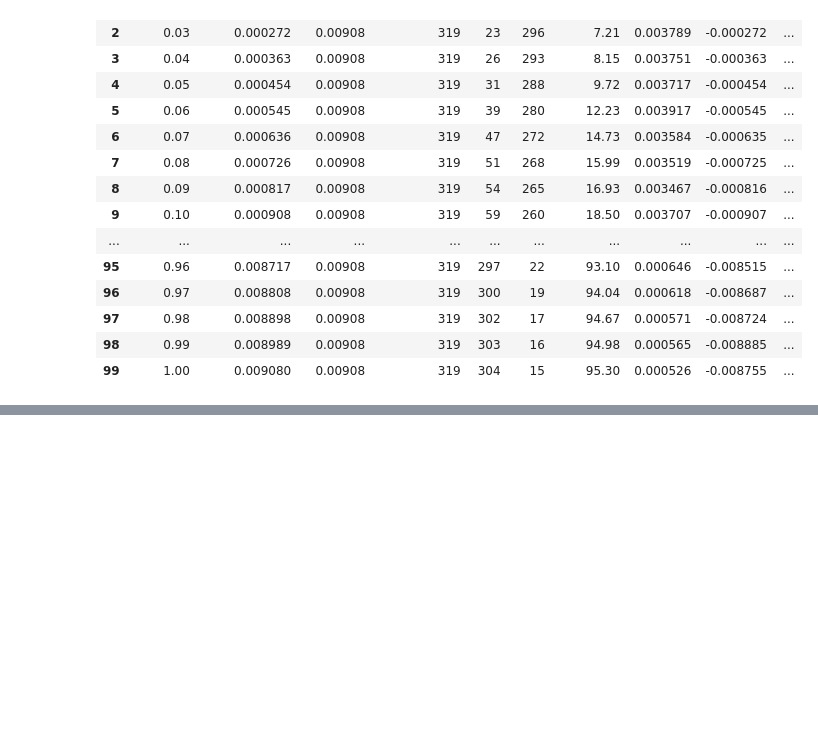
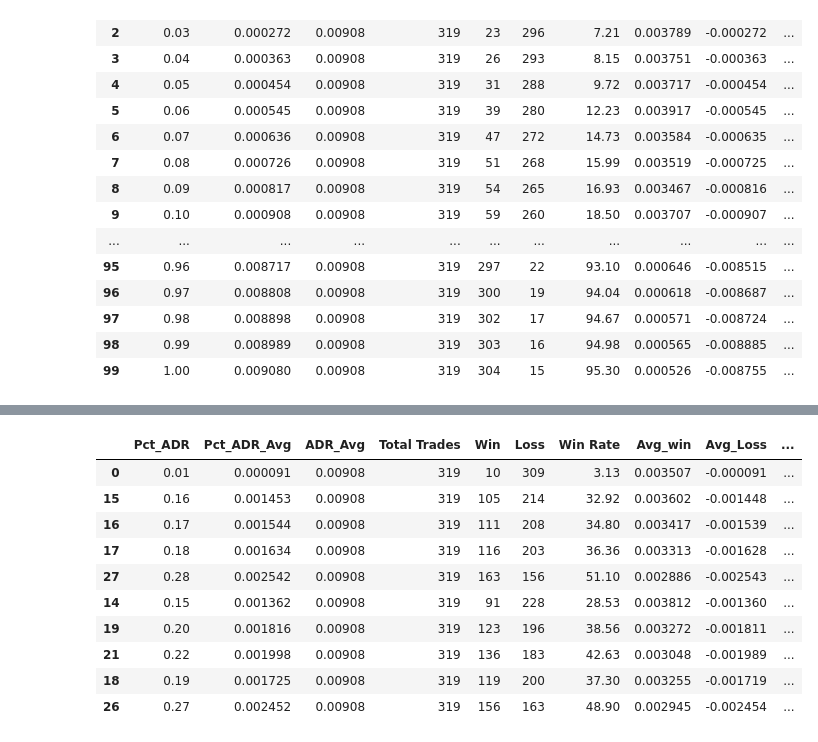
Before and after one commit to root-at-iyn/FXTradingResearch, a Jupyter notebook: research/bbu_reversal.ipynb, the cells around one changed output, grey strips where cells are left out. Saved outputs shown, nothing was run; the diff lists cells and outputs as text; code cells hidden in the pictures; blank space fills up the shorter version.

Commit message:
testing different adr% stop loss values + finding highest $ yield + testing sma32 filter

```diff
--- a/research/bbu_reversal.ipynb
+++ b/research/bbu_reversal.ipynb
@@ -657,0 +682,20 @@ d_gain_ex_sl_res_df
+# %%
+risk_ex_df = d_gain_ex_sl_res_df
+risk_ex_df["Account_Size"] = risk_ex_df.apply(lambda x: 100000, axis=1)
+risk_ex_df["Risk"] = risk_ex_df.apply(lambda x: 0.01, axis=1)
+risk_ex_df["Trade_Value"] = risk_ex_df.apply(lambda x: round((x["Account_Size"] * x["Risk"])/x["Pct_ADR_Avg"],2), axis=1)
+risk_ex_df["Return"] = risk_ex_df.apply(lambda x: round(x["Trade_Value"] * x["Total Pips"],2), axis=1)
+
+risk_ex_df.filter(risk_ex_df["Return"].nlargest(10).index, axis=0)
+# %% [output]
+|  | Pct_ADR | Pct_ADR_Avg | ADR_Avg | Total Trades | Win | Loss | Win Rate | Avg_win | Avg_Loss | ... |
+| 0 | 0.01 | 0.000091 | 0.00908 | 319 | 10 | 309 | 3.13 | 0.003507 | -0.000091 | ... |
+| 15 | 0.16 | 0.001453 | 0.00908 | 319 | 105 | 214 | 32.92 | 0.003602 | -0.001448 | ... |
+| 16 | 0.17 | 0.001544 | 0.00908 | 319 | 111 | 208 | 34.80 | 0.003417 | -0.001539 | ... |
+| 17 | 0.18 | 0.001634 | 0.00908 | 319 | 116 | 203 | 36.36 | 0.003313 | -0.001628 | ... |
+| 27 | 0.28 | 0.002542 | 0.00908 | 319 | 163 | 156 | 51.10 | 0.002886 | -0.002543 | ... |
+| 14 | 0.15 | 0.001362 | 0.00908 | 319 | 91 | 228 | 28.53 | 0.003812 | -0.001360 | ... |
+| 19 | 0.20 | 0.001816 | 0.00908 | 319 | 123 | 196 | 38.56 | 0.003272 | -0.001811 | ... |
+| 21 | 0.22 | 0.001998 | 0.00908 | 319 | 136 | 183 | 42.63 | 0.003048 | -0.001989 | ... |
+| 18 | 0.19 | 0.001725 | 0.00908 | 319 | 119 | 200 | 37.30 | 0.003255 | -0.001719 | ... |
+| 26 | 0.27 | 0.002452 | 0.00908 | 319 | 156 | 163 | 48.90 | 0.002945 | -0.002454 | ... |
```
Also changed, not shown: parts of 12 cells of this notebook.
